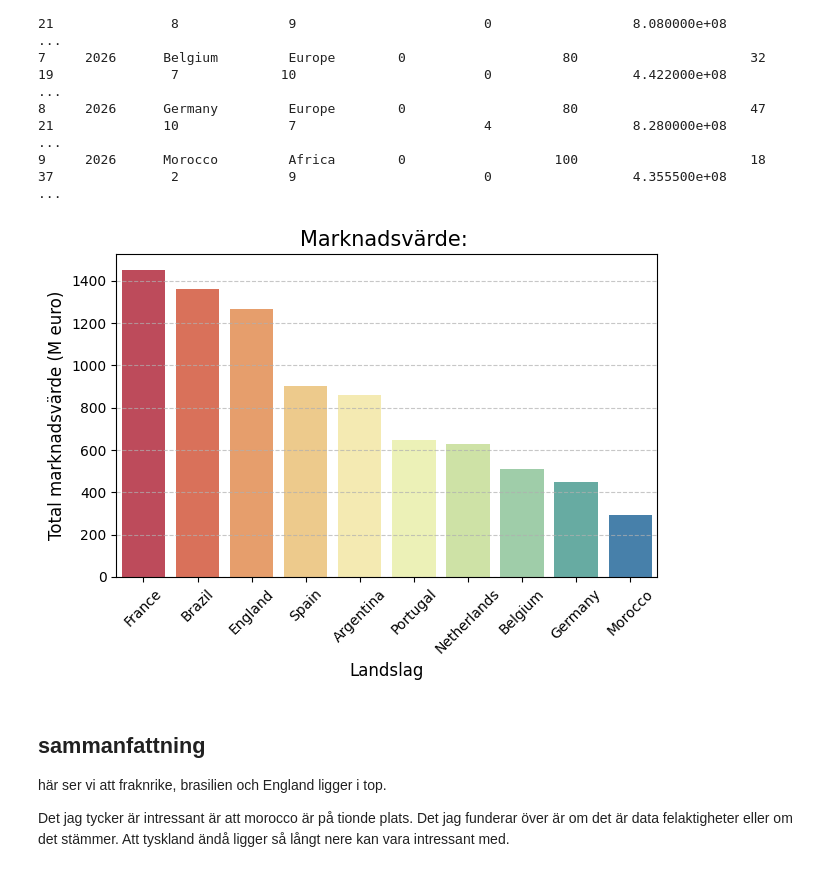
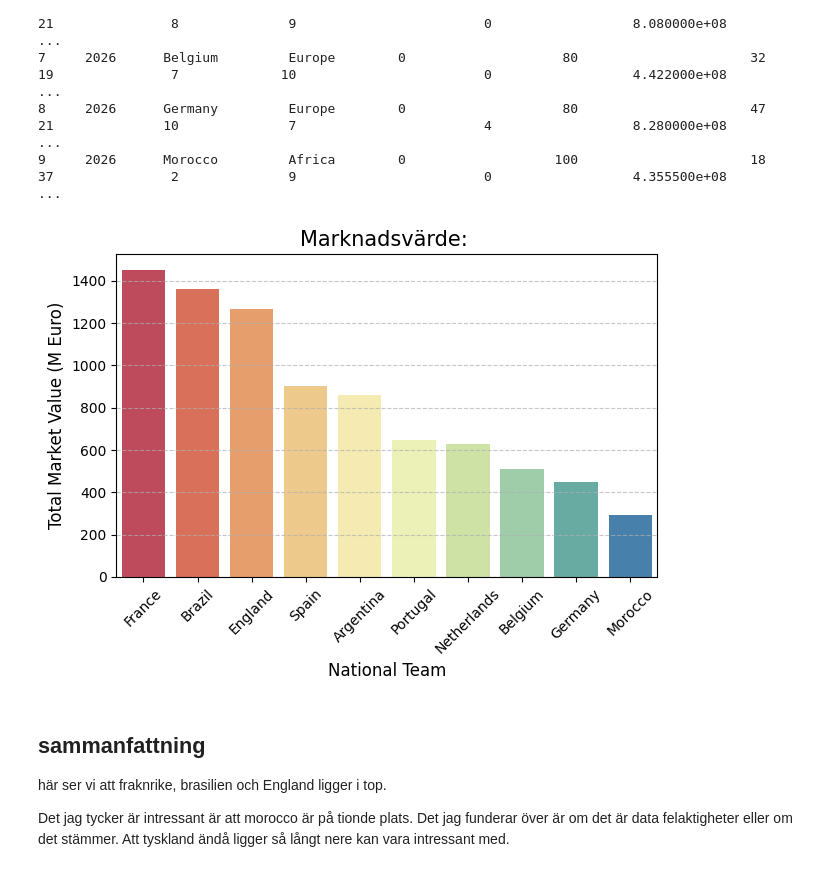
Before and after one commit to webcrunch/kk1-fifa-2026-analysis, a Jupyter notebook: fifa-jupiter.ipynb, the cells around one changed output. Drawn from its saved outputs; the diff is of its cells as text; code cells hidden in the pictures.

```diff
--- a/fifa-jupiter.ipynb
+++ b/fifa-jupiter.ipynb
@@ -480,28 +479,28 @@ print(df_clean_top_10)
 # %%
 plt.Figure(figsize=(12, 6))
 
 sns.barplot(
     data=top_10_expensive,
     x="team",
     y="total_market_value",
     palette="Spectral",
     hue="team",
     legend=False
     )
 
 plt.title(
     "Marknadsvärde: ",
     fontsize=15,
 )
 
-plt.xlabel("Landslag", fontsize=12)
-plt.ylabel("Total marknadsvärde (M euro)", fontsize=12)
+plt.xlabel("National Team", fontsize=12)
+plt.ylabel("Total Market Value (M Euro)", fontsize=12)
 plt.xticks(rotation=45)
 plt.grid(axis="y", linestyle="--", alpha=0.7)
 plt.tight_layout()
 plt.show()
 # %% [output]
-[figure, old version]
+[figure, new version]
 # %% [markdown]
 ## sammanfattning
 
```
Also changed, not shown: parts of 5 cells of this notebook.
